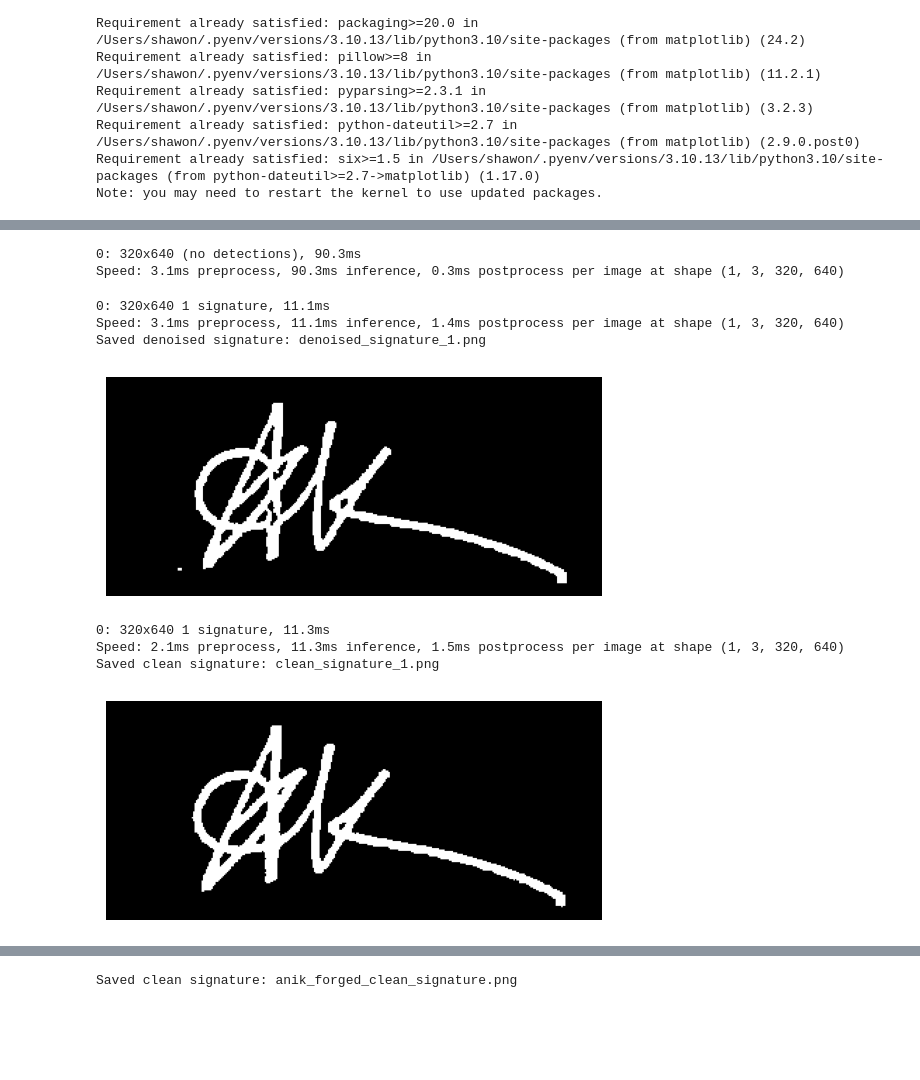
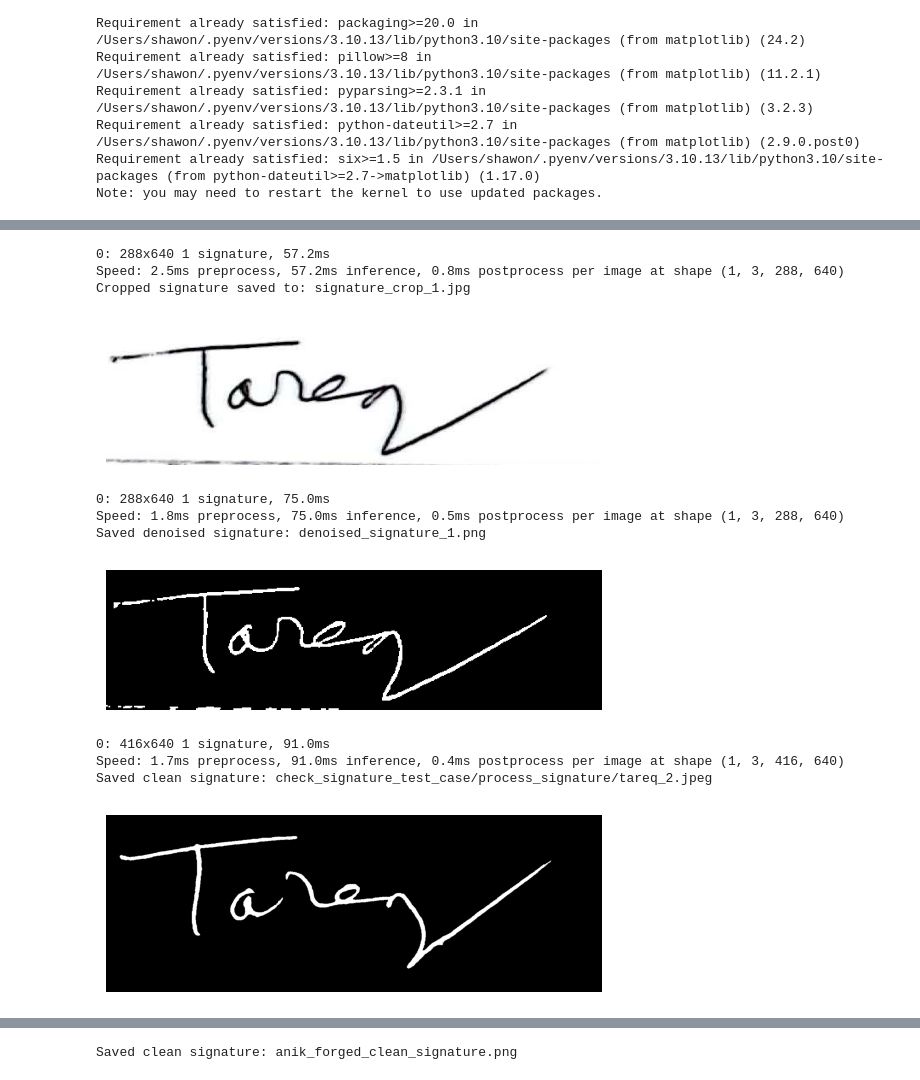
Before and after one commit to shawonNirob/check-signature-verify, a Jupyter notebook: yolov8s_colab.ipynb, the cells around one changed output, grey strips where cells are left out. Saved outputs shown, nothing was run; the diff lists cells and outputs as text; code cells hidden in the pictures; blank space fills up the shorter version.

```diff
--- a/yolov8s_colab.ipynb
+++ b/yolov8s_colab.ipynb
@@ -79,7 +74,7 @@ import matplotlib.pyplot as plt
 model = YOLO("yolov8s.pt")
 
 # Load image
-image_path = "check_signature_test_case/check/bangla_check.jpeg"
+image_path = "check_signature_test_case/check/test_a_check.jpeg"
 image = cv2.imread(image_path)
 
 # Run inference
@@ -106,8 +101,10 @@ for i, box in enumerate(boxes):
     plt.axis('off')
     plt.show()
 # %% [output]
-0: 320x640 (no detections), 90.3ms
-Speed: 3.1ms preprocess, 90.3ms inference, 0.3ms postprocess per image at shape (1, 3, 320, 640)
+0: 288x640 1 signature, 57.2ms
+Speed: 2.5ms preprocess, 57.2ms inference, 0.8ms postprocess per image at shape (1, 3, 288, 640)
+Cropped signature saved to: signature_crop_1.jpg
+[figure, added]
 # %%
 import cv2
 import numpy as np
@@ -115,8 +112,10 @@ import matplotlib.pyplot as plt
 from ultralytics import YOLO
 
 # Load model and image
-model = YOLO("/content/yolov8s.pt")
-image_path = "/content/community_bank.jpeg"
+model = YOLO("yolov8s.pt")
+# Load image
+image_path = "check_signature_test_case/check/test_a_check.jpeg"
+
 image = cv2.imread(image_path)
 results = model(image)
 
@@ -124,37 +123,38 @@ results = model(image)
 for i, box in enumerate(results[0].boxes):
     x1, y1, x2, y2 = map(int, box.xyxy[0].tolist())
     cropped = image[y1:y2, x1:x2]
 
     # Step 1: Convert to grayscale
     gray = cv2.cvtColor(cropped, cv2.COLOR_BGR2GRAY)
 
     # Step 2: Remove background noise using bilateral filter
     filtered = cv2.bilateralFilter(gray, 11, 75, 75)
 
     # Step 3: Apply adaptive threshold to separate ink from background
     thresh = cv2.adaptiveThreshold(filtered, 255,
                                    cv2.ADAPTIVE_THRESH_GAUSSIAN_C,
                                    cv2.THRESH_BINARY_INV, 15, 8)
 
     # Step 4: Morphological operations to remove noise
     kernel = np.ones((2, 2), np.uint8)
     denoised = cv2.morphologyEx(thresh, cv2.MORPH_OPEN, kernel, iterations=1)
 
     # Save and show the result
     result_path = f"denoised_signature_{i+1}.png"
     cv2.imwrite(result_path, denoised)
     print(f"Saved denoised signature: {result_path}")
 
     plt.imshow(denoised, cmap='gray')
     #plt.title(f"Denoised Signature {i+1}")
     plt.axis('off')
     plt.show()
 # %% [output]
-0: 320x640 1 signature, 11.1ms
-Speed: 3.1ms preprocess, 11.1ms inference, 1.4ms postprocess per image at shape (1, 3, 320, 640)
+0: 288x640 1 signature, 75.0ms
+Speed: 1.8ms preprocess, 75.0ms inference, 0.5ms postprocess per image at shape (1, 3, 288, 640)
 Saved denoised signature: denoised_signature_1.png
-[figure, old version]
+[figure, new version]
 # %%
+import os
 import cv2
 import numpy as np
 import matplotlib.pyplot as plt
@@ -187,8 +187,10 @@ def isolate_signature(image):
     return result
 
 # Load model and image
-model = YOLO("/content/yolov8s.pt")
-image_path = "/content/community_bank.jpeg"
+model = YOLO("yolov8s.pt")
+# Load image
+image_path = "check_signature_test_case/signature/tareq_2.jpeg"
+
 image = cv2.imread(image_path)
 results = model(image)
 
@@ -200,8 +202,11 @@ for i, box in enumerate(results[0].boxes):
     # Isolate signature
     cleaned = isolate_signature(cropped)
 
+    # Get base name from image_path ("bangla_2" from "bangla_2.jpeg")
+    base_name = os.path.splitext(os.path.basename(image_path))[0]
+
     # Save and display
-    output_path = f"clean_signature_{i+1}.png"
+    output_path = f"check_signature_test_case/process_signature/{base_name}.jpeg"
     cv2.imwrite(output_path, cleaned)
     print(f"Saved clean signature: {output_path}")
 
@@ -210,10 +215,10 @@ for i, box in enumerate(results[0].boxes):
     plt.axis('off')
     plt.show()
 # %% [output]
-0: 320x640 1 signature, 11.3ms
-Speed: 2.1ms preprocess, 11.3ms inference, 1.5ms postprocess per image at shape (1, 3, 320, 640)
-Saved clean signature: clean_signature_1.png
+0: 416x640 1 signature, 91.0ms
+Speed: 1.7ms preprocess, 91.0ms inference, 0.4ms postprocess per image at shape (1, 3, 416, 640)
+Saved clean signature: check_signature_test_case/process_signature/tareq_2.jpeg
-[figure, old version]
+[figure, new version]
 # %%
 import cv2
 import numpy as np
```
Also changed, not shown: parts of 4 cells of this notebook, 21 other files.
